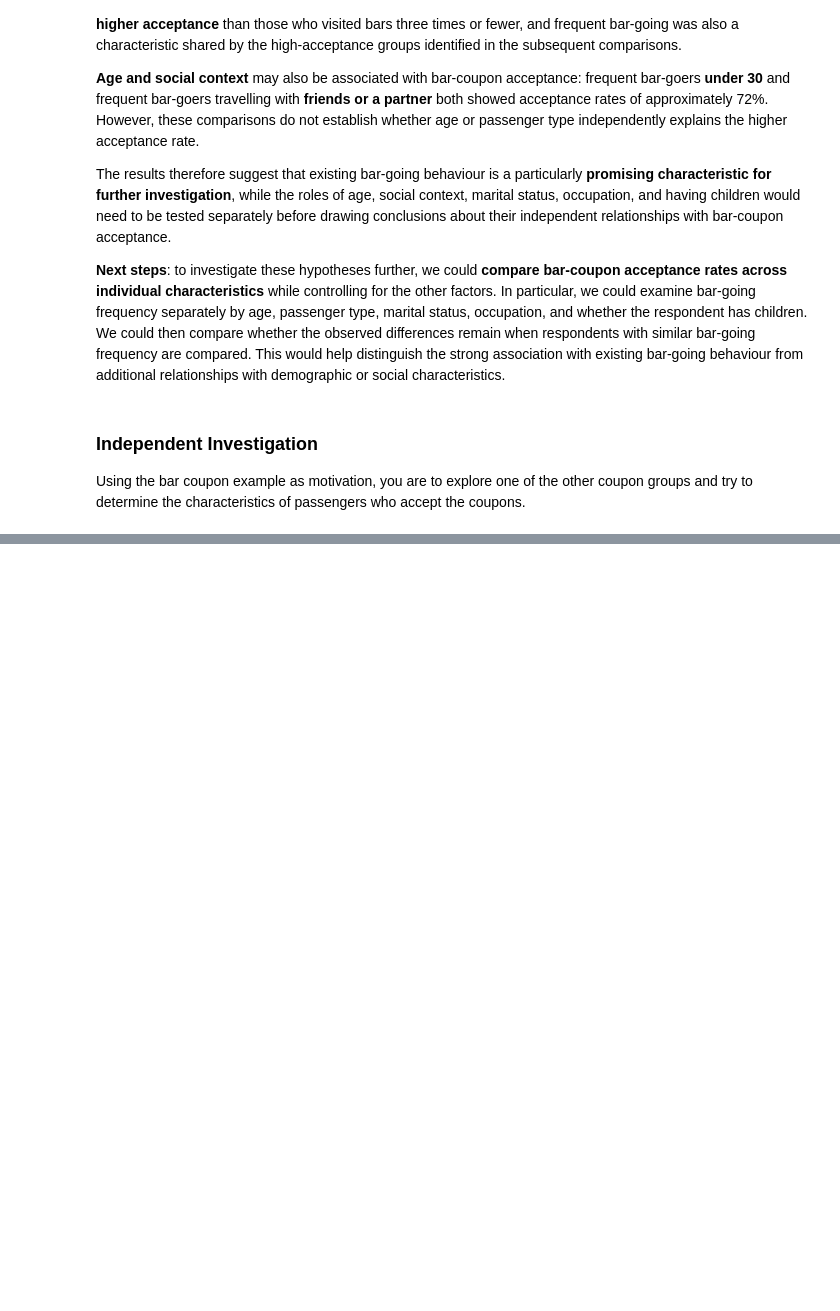
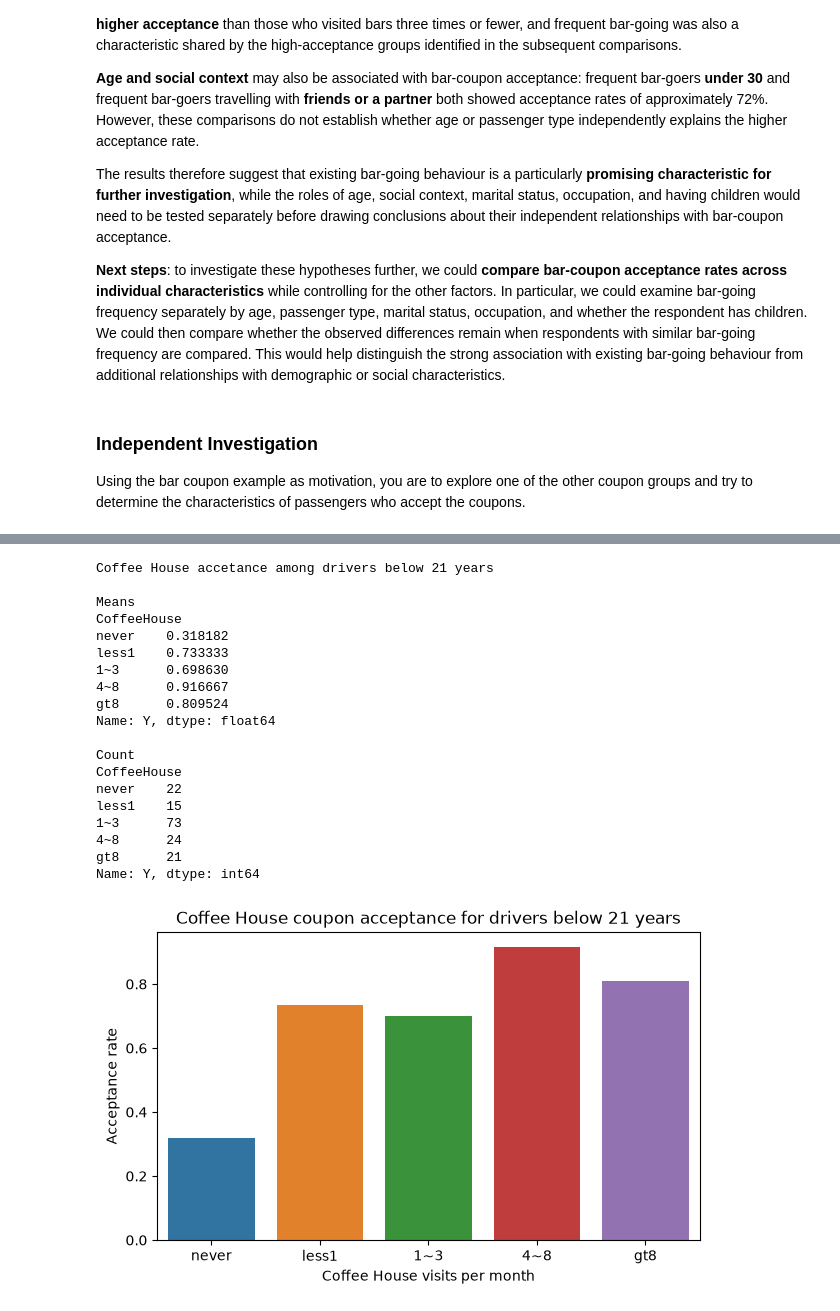
Before and after one commit to mvin-odissey/coupon-acceptance-analysis, a Jupyter notebook: prompt.ipynb, the cells around one changed output, grey strips where cells are left out. Cells and saved outputs as stored; diff of their text form; code cells hidden in the pictures; blank space fills up the shorter version.

```diff
--- a/prompt.ipynb
+++ b/prompt.ipynb
@@ -760,0 +923,65 @@ Using the bar coupon example as motivation, you are to explore one of the other
+# %%
+# Check if the people under 21 accept coffee coupons due to the age or coffee preferences in general
+
+print("\nCoffee House accetance among drivers below 21 years")
+
+below21 = coffee_coupons.loc[
+    coffee_coupons["age"] == "below21"
+]
+
+coffee_below21_acceptance = (
+    below21
+    .groupby("CoffeeHouse")["Y"]
+    .mean()
+    .reindex(coffee_order)
+)
+print("\nMeans")
+print(coffee_below21_acceptance)
+
+coffee_below21_count = (
+    below21
+    .groupby("CoffeeHouse")["Y"]
+    .count()
+    .reindex(coffee_order)
+)
+print("\nCount")
+print(coffee_below21_count)
+print("\n")
+
+# Visualize the number of observations by acceptance
+plt.figure(figsize=(7, 4))
+
+sns.barplot(
+    x=coffee_below21_acceptance.index,
+    y=coffee_below21_acceptance.values,
+    hue=coffee_below21_acceptance.index,
+    #palette=colors,
+    legend=False
+)
+
+plt.title("Coffee House coupon acceptance for drivers below 21 years")
+plt.xlabel("Coffee House visits per month")
+plt.ylabel("Acceptance rate")
+
+plt.show()
+# %% [output]
+Coffee House accetance among drivers below 21 years
+
+Means
+CoffeeHouse
+never    0.318182
+less1    0.733333
+1~3      0.698630
+4~8      0.916667
+gt8      0.809524
+Name: Y, dtype: float64
+
+Count
+CoffeeHouse
+never    22
+less1    15
+1~3      73
+4~8      24
+gt8      21
+Name: Y, dtype: int64
+[figure, added]
```
Also changed, not shown: parts of 7 cells of this notebook.
